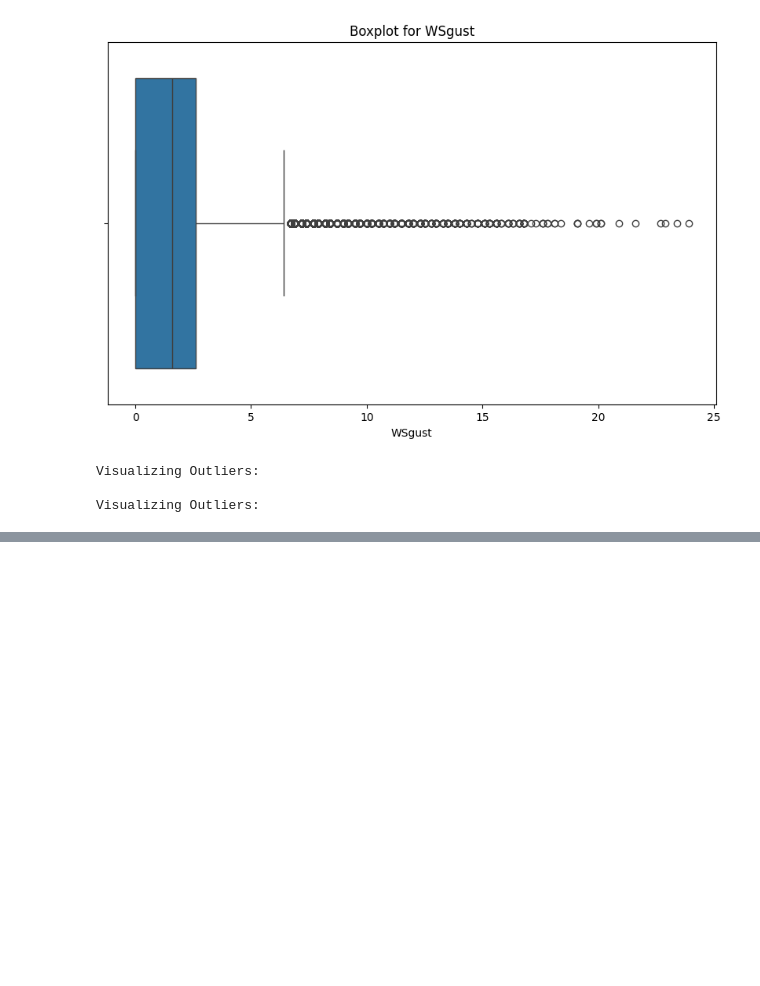
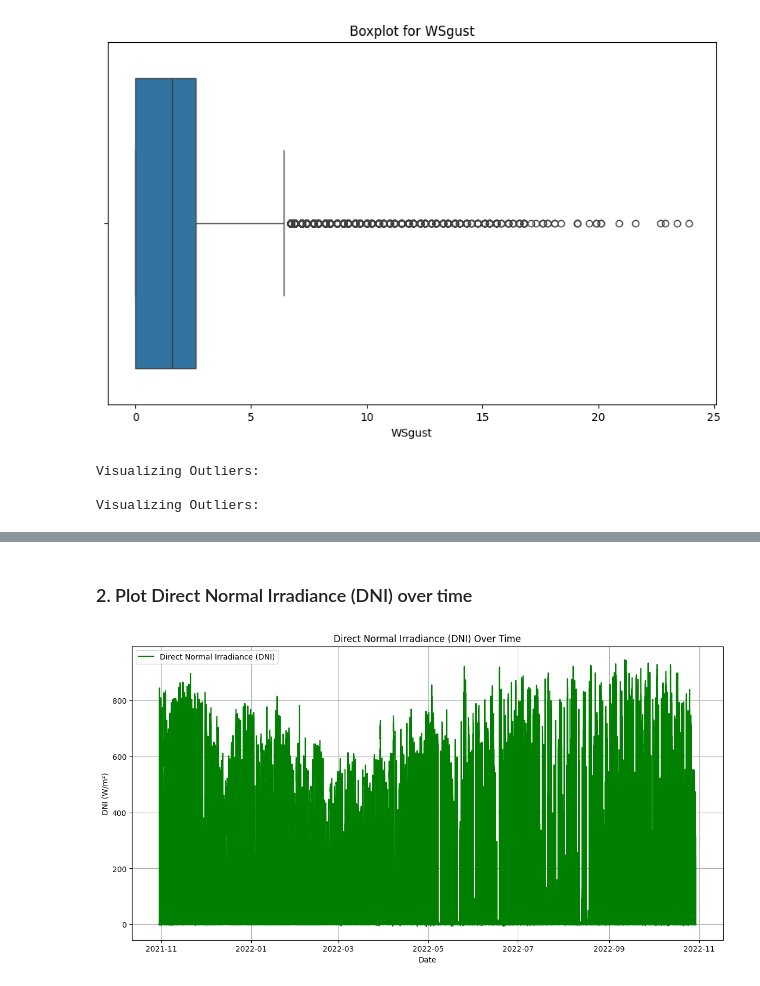
Before and after one commit to habteyesasfaw/Solar-Energy-Data-Analytics, a Jupyter notebook: notebooks/Solar_Energy_Data_Analysis_Sierraleone.ipynb, the cells around one changed output, grey strips where cells are left out. Cells and saved outputs as stored; diff of their text form; code cells hidden in the pictures; blank space fills up the shorter version.

```diff
--- a/notebooks/Solar_Energy_Data_Analysis_Sierraleone.ipynb
+++ b/notebooks/Solar_Energy_Data_Analysis_Sierraleone.ipynb
@@ -152,0 +187,13 @@ Visualizing Outliers:
+# %% [markdown]
+### 2. Plot Direct Normal Irradiance (DNI) over time
+# %%
+plt.figure(figsize=(14, 7))
+plt.plot(df.index, df['DNI'], label='Direct Normal Irradiance (DNI)', color='green')
+plt.title('Direct Normal Irradiance (DNI) Over Time')
+plt.xlabel('Date')
+plt.ylabel('DNI (W/m²)')
+plt.legend()
+plt.grid(True)
+plt.show()
+# %% [output]
+[figure, added]
```
Also changed, not shown: parts of 60 cells of this notebook.
